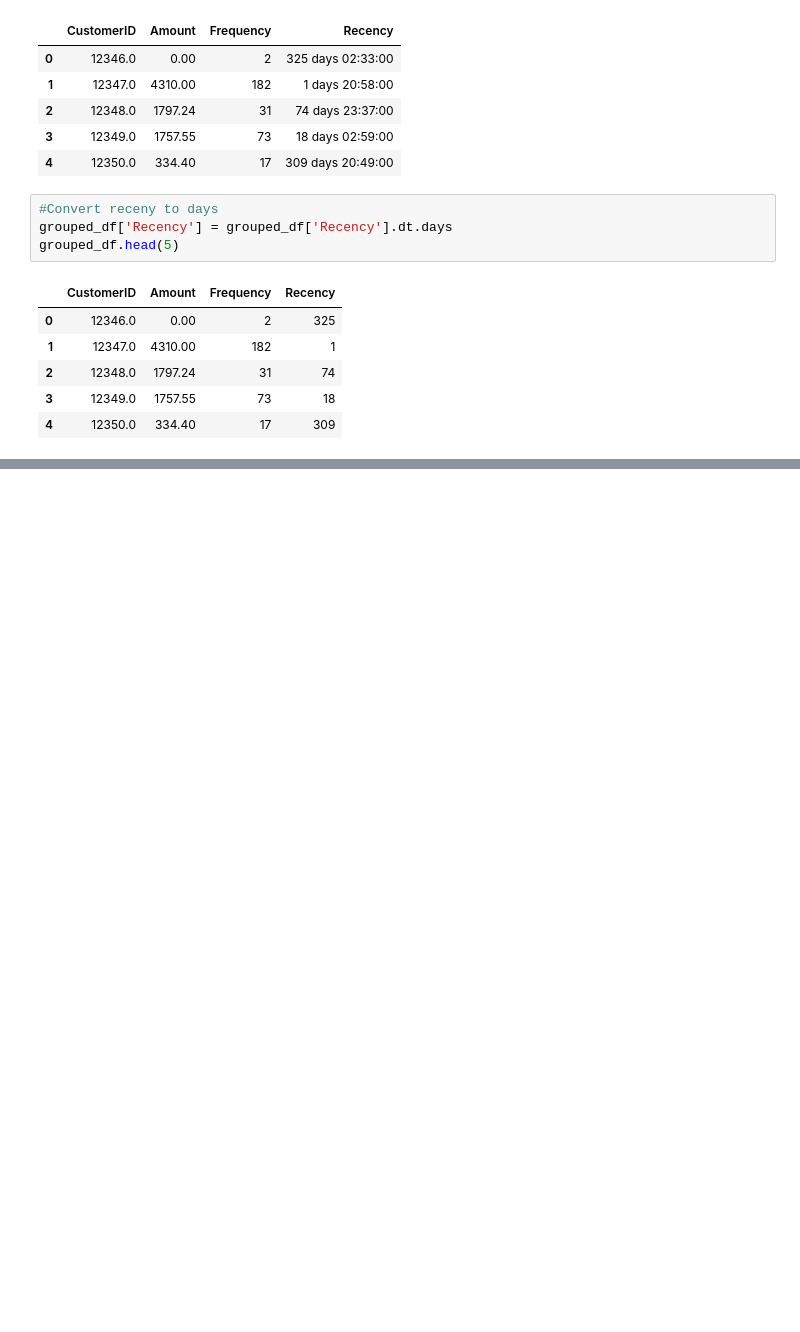
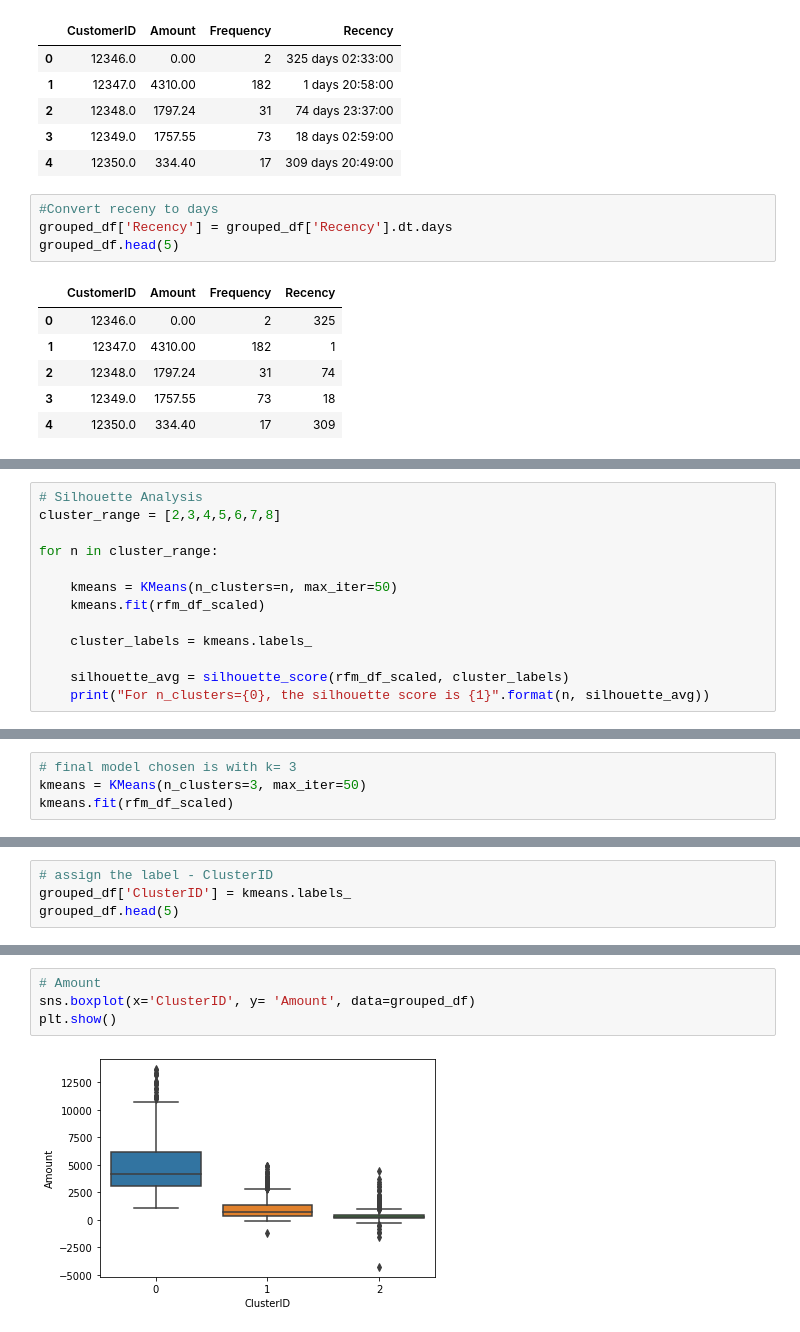
Before and after one commit to Dharani-Arumugam/Machine-Learning, a Jupyter notebook: Clustering/Clustering - Online Retail Store.ipynb, the cells around one changed output, grey strips where cells are left out. Saved outputs shown, nothing was run; the diff lists cells and outputs as text; blank space fills up the shorter version.

Commit message:
Modelling and Segmentation

```diff
--- a/Clustering/Clustering - Online Retail Store.ipynb
+++ b/Clustering/Clustering - Online Retail Store.ipynb
@@ -216,0 +363,13 @@ grouped_df.head(5)
+# %%
+# Silhouette Analysis
+cluster_range = [2,3,4,5,6,7,8]
+
+for n in cluster_range:
+
+    kmeans = KMeans(n_clusters=n, max_iter=50)
+    kmeans.fit(rfm_df_scaled)
+
+    cluster_labels = kmeans.labels_
+
+    silhouette_avg = silhouette_score(rfm_df_scaled, cluster_labels)
+    print("For n_clusters={0}, the silhouette score is {1}".format(n, silhouette_avg))
@@ -216,0 +384,4 @@ grouped_df.head(5)
+# %%
+# final model chosen is with k= 3
+kmeans = KMeans(n_clusters=3, max_iter=50)
+kmeans.fit(rfm_df_scaled)
@@ -216,0 +394,4 @@ grouped_df.head(5)
+# %%
+# assign the label - ClusterID
+grouped_df['ClusterID'] = kmeans.labels_
+grouped_df.head(5)
@@ -216,0 +405,6 @@ grouped_df.head(5)
+# %%
+# Amount
+sns.boxplot(x='ClusterID', y= 'Amount', data=grouped_df)
+plt.show()
+# %% [output]
+[figure, added]
```
Also changed, not shown: parts of 25 cells of this notebook.
